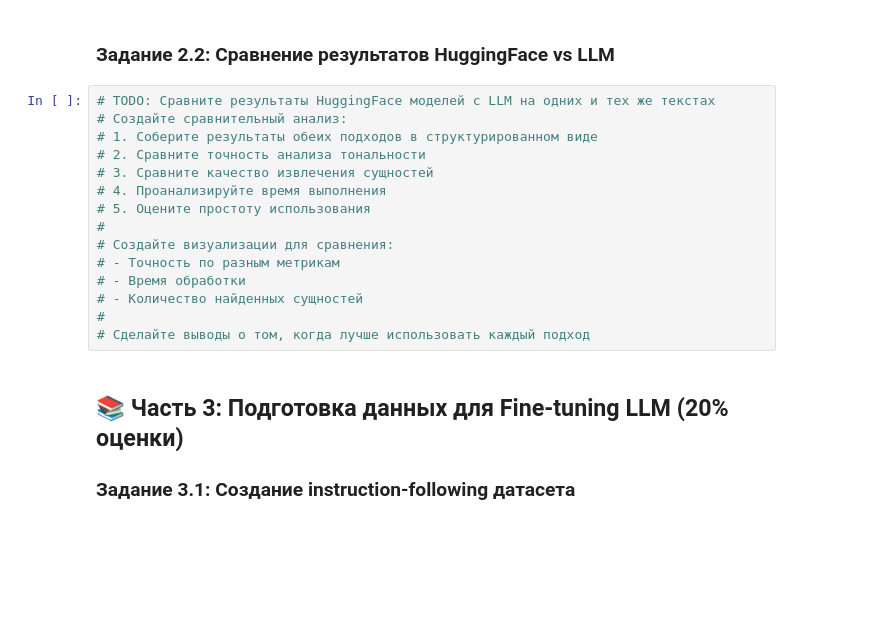
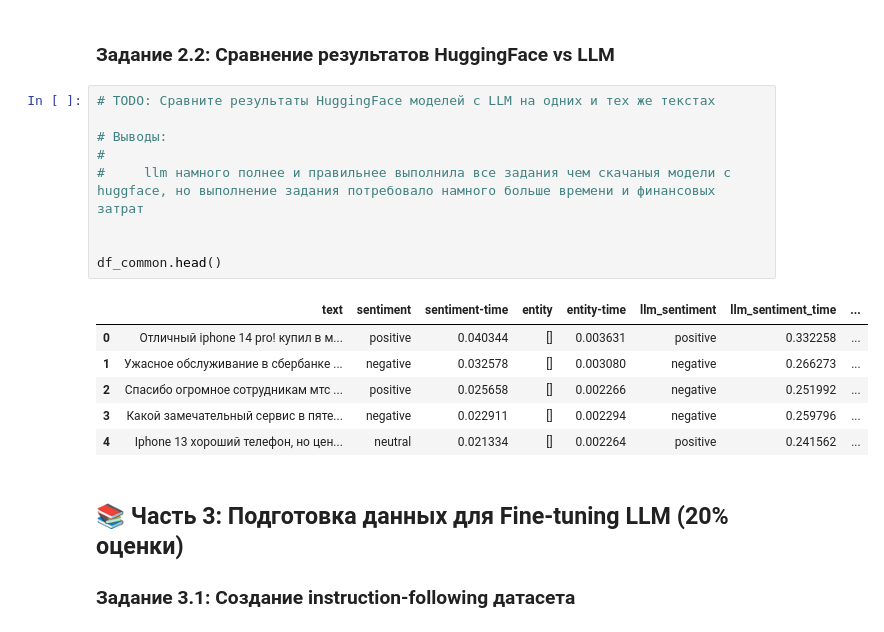
Before and after one commit to dmitryplus/otus_llm_develop_dz, a Jupyter notebook: hw2.ipynb, the cells around one changed output. Cells and saved outputs as stored; diff of their text form; blank space fills up the shorter version.

```diff
--- a/hw2.ipynb
+++ b/hw2.ipynb
@@ -456,21 +478,22 @@ for text in df["text"]:
 ['LG', 'Эльдорадо']
 # %% [markdown]
 ### Задание 2.2: Сравнение результатов HuggingFace vs LLM
-# %%
-# TODO: Сравните результаты HuggingFace моделей с LLM на одних и тех же текстах
-# Создайте сравнительный анализ:
-# 1. Соберите результаты обеих подходов в структурированном виде
-# 2. Сравните точность анализа тональности
-# 3. Сравните качество извлечения сущностей
-# 4. Проанализируйте время выполнения
-# 5. Оцените простоту использования
-#
-# Создайте визуализации для сравнения:
-# - Точность по разным метрикам
-# - Время обработки
-# - Количество найденных сущностей
-#
-# Сделайте выводы о том, когда лучше использовать каждый подход
+# %%
+# TODO: Сравните результаты HuggingFace моделей с LLM на одних и тех же текстах
+
+# Выводы:
+#
+#     llm намного полнее и правильнее выполнила все задания чем скачаныя модели с huggface, но выполнение задания потребовало намного больше времени и финансовых затрат
+
+
+df_common.head()
+# %% [output]
+|  | text | sentiment | sentiment-time | entity | entity-time | llm_sentiment | llm_sentiment_time | ... |
+| 0 | Отличный iphone 14 pro! купил в м... | positive | 0.040344 | [] | 0.003631 | positive | 0.332258 | ... |
+| 1 | Ужасное обслуживание в сбербанке ... | negative | 0.032578 | [] | 0.003080 | negative | 0.266273 | ... |
+| 2 | Спасибо огромное сотрудникам мтс ... | positive | 0.025658 | [] | 0.002266 | negative | 0.251992 | ... |
+| 3 | Какой замечательный сервис в пяте... | negative | 0.022911 | [] | 0.002294 | negative | 0.259796 | ... |
+| 4 | Iphone 13 хороший телефон, но цен... | neutral | 0.021334 | [] | 0.002264 | positive | 0.241562 | ... |
 # %% [markdown]
 ## 📚 Часть 3: Подготовка данных для Fine-tuning LLM (20% оценки)
 
```
Also changed, not shown: parts of 5 cells of this notebook.
